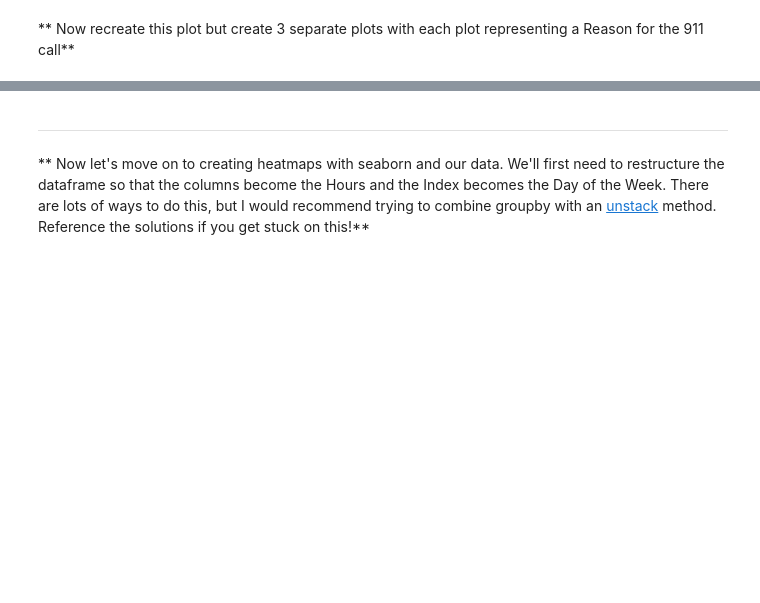
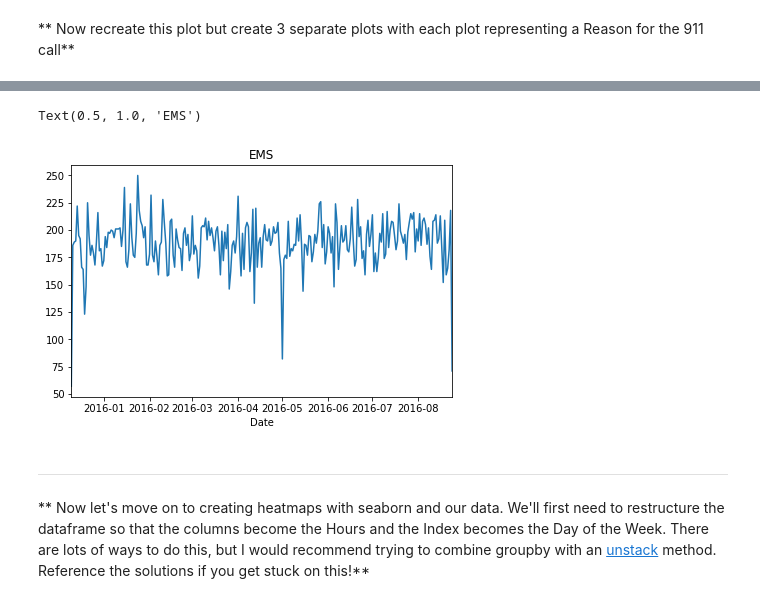
Before and after one commit to edmilsonsgjk/udemy_Data_ML, a Jupyter notebook: 01_911_Calls_Data_Capstone_Project.ipynb, the cells around one changed output, grey strips where cells are left out. Cells and saved outputs as stored; diff of their text form; code cells hidden in the pictures; blank space fills up the shorter version.

```diff
--- a/01_911_Calls_Data_Capstone_Project.ipynb
+++ b/01_911_Calls_Data_Capstone_Project.ipynb
@@ -290,3 +270,10 @@ df.head()
+# %%
+df[df['Reason']=='EMS'].groupby('Date').count()['lat'].plot()
+plt.tight_layout()
+plt.title('EMS')
+# %% [output]
+Text(0.5, 1.0, 'EMS')
+[figure, added]
 # %% [markdown]
 ____
 ** Now let's move on to creating  heatmaps with seaborn and our data. We'll first need to restructure the dataframe so that the columns become the Hours and the Index becomes the Day of the Week. There are lots of ways to do this, but I would recommend trying to combine groupby with an [unstack](http://pandas.pydata.org/pandas-docs/stable/generated/pandas.DataFrame.unstack.html) method. Reference the solutions if you get stuck on this!**
```
Also changed, not shown: parts of 22 cells of this notebook.
